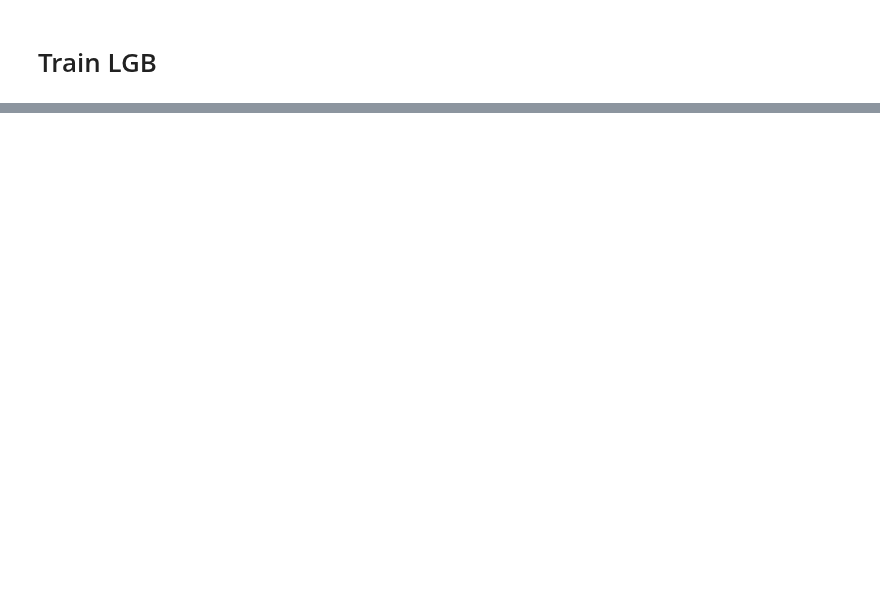
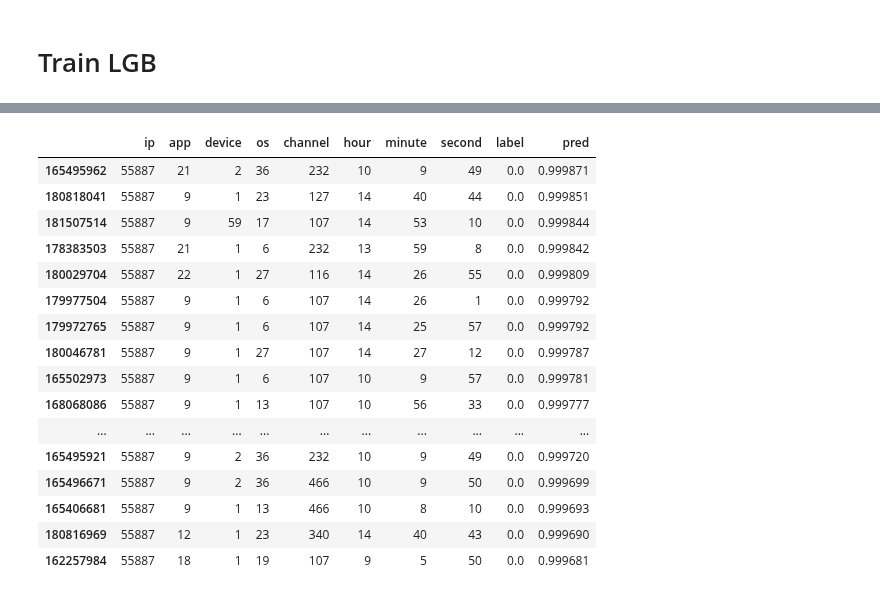
Before and after one commit to wluo-personal/Kaggle, a Jupyter notebook: talkingdata/wl/trainSetSelection/adversarial.ipynb, the cells around one changed output, grey strips where cells are left out. Saved outputs shown, nothing was run; the diff lists cells and outputs as text; code cells hidden in the pictures; blank space fills up the shorter version.

```diff
--- a/talkingdata/wl/trainSetSelection/adversarial.ipynb
+++ b/talkingdata/wl/trainSetSelection/adversarial.ipynb
@@ -32,4 +32,8 @@ print(sys.getsizeof(df_all) / 1024**3)
 # prepare train, val
 # %%
 from sklearn.model_selection import train_test_split
-trainset, valset = train_test_split(df_all.sample(frac=1, random_state=233),test_size=0.3, random_state=42)
+trainset, valset = train_test_split(df_all.sample(frac=1, random_state=233),test_size=0.25, random_state=19)
+
+scale_pos_weight = len(trainset[trainset['label'] == 0]) / len(trainset) * 100
+print('train negative rate: {}'.format(scale_pos_weight))
+print('val negative rate: {}'.format(len(valset[valset['label'] == 0]) / len(valset) * 100))
@@ -36,5 +43,5 @@ trainset, valset = train_test_split(df_all.sample(frac=1, random_state=233),test
 # %%
-categorical_col = ['ip', 'app', 'device', 'os', 'channel']
+categorical_col = ['ip', 'app', 'device', 'os', 'channel', 'hour', 'minute', 'second']
 feature_cols = ['ip', 'app', 'device', 'os', 'channel', 'hour', 'minute', 'second']
 # %% [markdown]
 # Train LGB
@@ -56,23 +63,23 @@ gc.collect()
 params = {
         'objective': 'binary',
         'boosting': 'gbdt',
-        'num_rounds': 500,
+        'num_rounds': 300,
         'learning_rate': 0.1,
         'num_leaves': 9,
         'num_threads': 20, # best speed: set to number of real cpu cores, which is vCPU/2
         'device': 'cpu',
         'max_depth': -1, # no limit. This is used to deal with over-fitting when #data is small.
         'min_data_in_leaf': 20,  #minimal number of data in one leaf. Can be used to deal with over-fitting
-        'feature_fraction': 0.9, #For example, if set to 0.8, will select 80% features before training each tree.  speed up training / deal with over-fitting
+        'feature_fraction': 0.7, #For example, if set to 0.8, will select 80% features before training each tree.  speed up training / deal with over-fitting
         'feature_fraction_seed': 1,
         'early_stopping_round':30,
-        'bagging_fraction': 0.9, #Randomly select part of data without resampling
+        'bagging_fraction': 0.8, #Randomly select part of data without resampling
         'bagging_freq': 1, #frequency for bagging, 0 means disable bagging. k means will perform bagging at every k iteration. to enable bagging, bagging_fraction should be set as well
         'bagging_seed': 1,
         #'max_bin': 255,
         'verbose': 0,
-#         'scale_pos_weight': scale_pos_weight,
-        'metric' : 'binary_logloss'
+        'scale_pos_weight': scale_pos_weight,
+        'metric' : 'auc'
     }
 
 model = lgb.train(params, train_set=lgb_train, valid_sets=lgb_val, verbose_eval=10)
@@ -106,3 +128,27 @@ print(roc_auc_score(df_all[target].values,pred))
 # %%
 train = df_all.iloc[:train_length]
-train['pred'].to_csv('/home/kai/data/kaggle/talkingdata/wl/data/trainset/train_prediction.csv')
+train['pred'].to_csv('/home/kai/data/kaggle/talkingdata/wl/data/trainset/train_prediction_0405_auc0.9016.csv')
+train_final = train.sort_values(['pred'], ascending = False)
+
+# sss = pd.read_csv('/home/kai/data/kaggle/talkingdata/wl/data/trainset/train_prediction.csv',header = None)
+# sss.columns = ['index', 'preds']
+
+train_final.head(20)
+# %% [output]
+|  | ip | app | device | os | channel | hour | minute | second | label | pred |
+| 165495962 | 55887 | 21 | 2 | 36 | 232 | 10 | 9 | 49 | 0.0 | 0.999871 |
+| 180818041 | 55887 | 9 | 1 | 23 | 127 | 14 | 40 | 44 | 0.0 | 0.999851 |
+| 181507514 | 55887 | 9 | 59 | 17 | 107 | 14 | 53 | 10 | 0.0 | 0.999844 |
+| 178383503 | 55887 | 21 | 1 | 6 | 232 | 13 | 59 | 8 | 0.0 | 0.999842 |
+| 180029704 | 55887 | 22 | 1 | 27 | 116 | 14 | 26 | 55 | 0.0 | 0.999809 |
+| 179977504 | 55887 | 9 | 1 | 6 | 107 | 14 | 26 | 1 | 0.0 | 0.999792 |
+| 179972765 | 55887 | 9 | 1 | 6 | 107 | 14 | 25 | 57 | 0.0 | 0.999792 |
+| 180046781 | 55887 | 9 | 1 | 27 | 107 | 14 | 27 | 12 | 0.0 | 0.999787 |
+| 165502973 | 55887 | 9 | 1 | 6 | 107 | 10 | 9 | 57 | 0.0 | 0.999781 |
+| 168068086 | 55887 | 9 | 1 | 13 | 107 | 10 | 56 | 33 | 0.0 | 0.999777 |
+| ... | ... | ... | ... | ... | ... | ... | ... | ... | ... | ... |
+| 165495921 | 55887 | 9 | 2 | 36 | 232 | 10 | 9 | 49 | 0.0 | 0.999720 |
+| 165496671 | 55887 | 9 | 2 | 36 | 466 | 10 | 9 | 50 | 0.0 | 0.999699 |
+| 165406681 | 55887 | 9 | 1 | 13 | 466 | 10 | 8 | 10 | 0.0 | 0.999693 |
+| 180816969 | 55887 | 12 | 1 | 23 | 340 | 14 | 40 | 43 | 0.0 | 0.999690 |
+| 162257984 | 55887 | 18 | 1 | 19 | 107 | 9 | 5 | 50 | 0.0 | 0.999681 |
```
Also changed, not shown: parts of 28 cells of this notebook, 11 other files.
